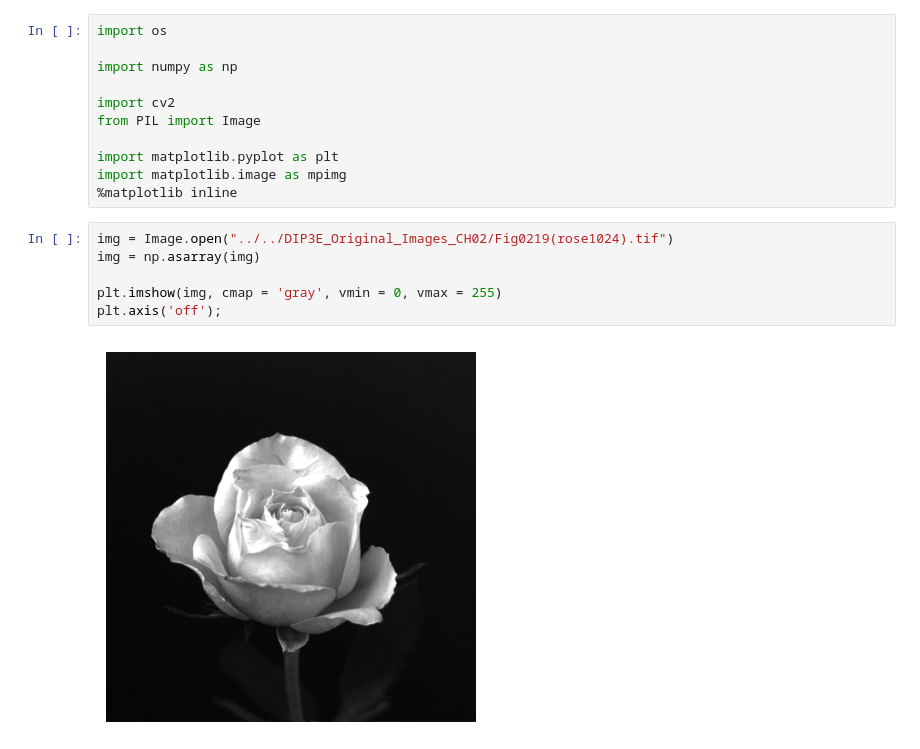
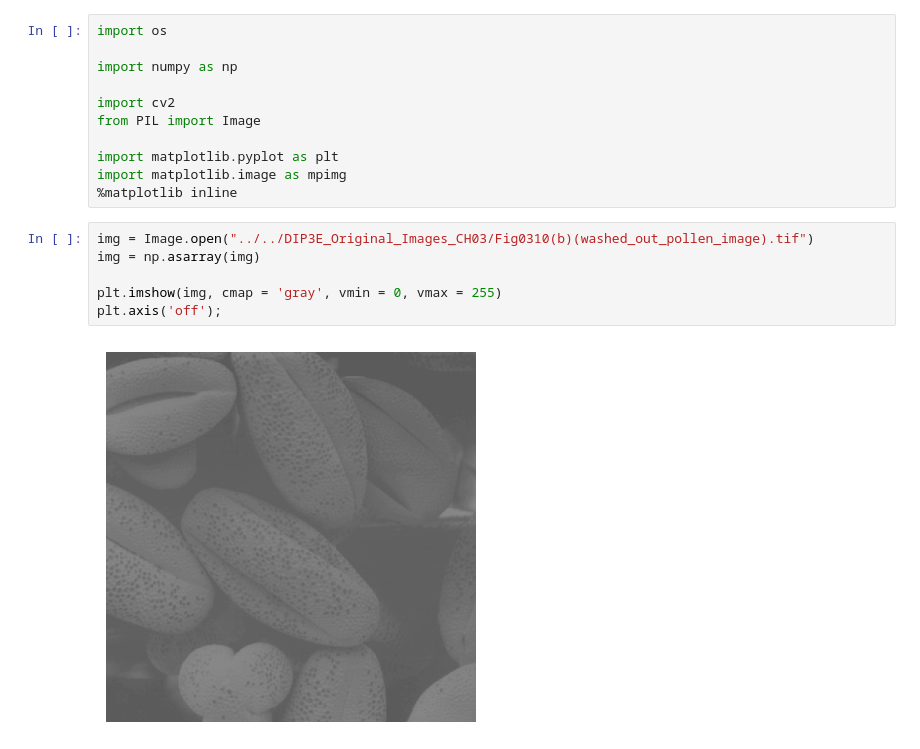
Before and after one commit to TemuujinE/NUM-Pattern-Recognition, a Jupyter notebook: lab2/Start/Constrast Stretching.ipynb, the cells around one changed output. Cells and saved outputs as stored; diff of their text form.

```diff
--- a/lab2/Start/Constrast Stretching.ipynb
+++ b/lab2/Start/Constrast Stretching.ipynb
@@ -10,10 +10,10 @@ import matplotlib.pyplot as plt
 import matplotlib.image as mpimg
 %matplotlib inline
 # %%
-img = Image.open("../../DIP3E_Original_Images_CH02/Fig0219(rose1024).tif")
+img = Image.open("../../DIP3E_Original_Images_CH03/Fig0310(b)(washed_out_pollen_image).tif")
 img = np.asarray(img)
 
 plt.imshow(img, cmap = 'gray', vmin = 0, vmax = 255)
 plt.axis('off');
 # %% [output]
-[figure, old version]
+[figure, new version]
```
Also changed, not shown: parts of 6 cells of this notebook, 17 other files.
